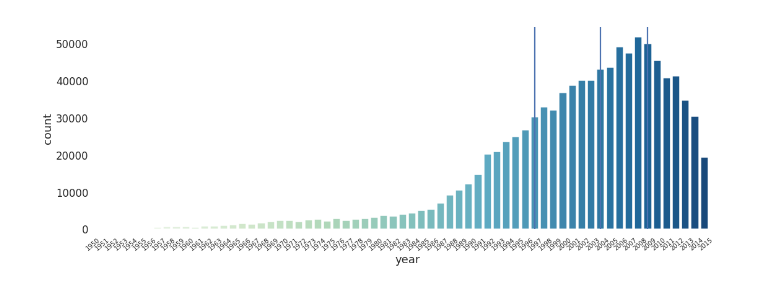
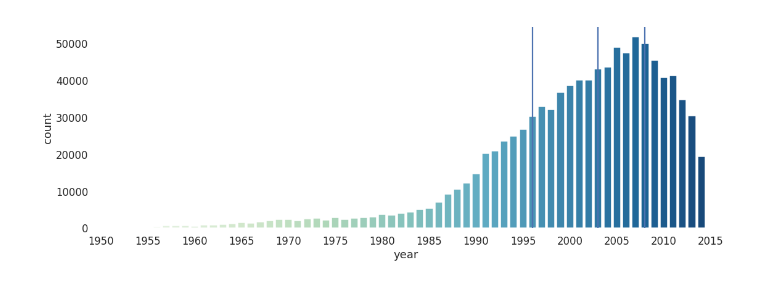
Before and after one commit to MTG/acousticbrainz-labs, a Jupyter notebook: data-analysis/Features-Year Graphs.ipynb, the cells around one changed output. Cells and saved outputs as stored; diff of their text form; code cells hidden in the pictures.

```diff
--- a/data-analysis/Features-Year Graphs.ipynb
+++ b/data-analysis/Features-Year Graphs.ipynb
@@ -23,19 +24,28 @@ quantiles = quantiles - 1950
 # %%
 plt.figure(figsize=(18,6))
 
 ax = sns.barplot(x=year_counts_int, y=year_counts, palette='GnBu')
-ax.set_xticklabels(ax.get_xticklabels(), rotation=40, ha="right", fontsize=10)
+
+labels = []
+
+for label in ax.get_xticklabels():
+    if label not in ax.get_xticklabels()[0::5]:
+        labels.append(plt.text(0, 0, ''))
+    else:
+        labels.append(label)
+
+ax.set_xticklabels(labels, ha="center")
 
 plt.axvline(quantiles[0.25], 0, 1)
 plt.axvline(quantiles[0.50], 0, 1)
 line = plt.axvline(quantiles[0.75], 0, 1)
 
 plt.ylabel('count')
 plt.xlabel('year')
 sns.despine(left=True, bottom=True)
 plt.show()
 # %% [output]
-[figure, old version]
+[figure, new version]
 # %%
 features = pd.read_csv('ab-2017-01-23-loudness-features.csv')
 # %%
```
Also changed, not shown: parts of 6 cells of this notebook, 4 other files.
